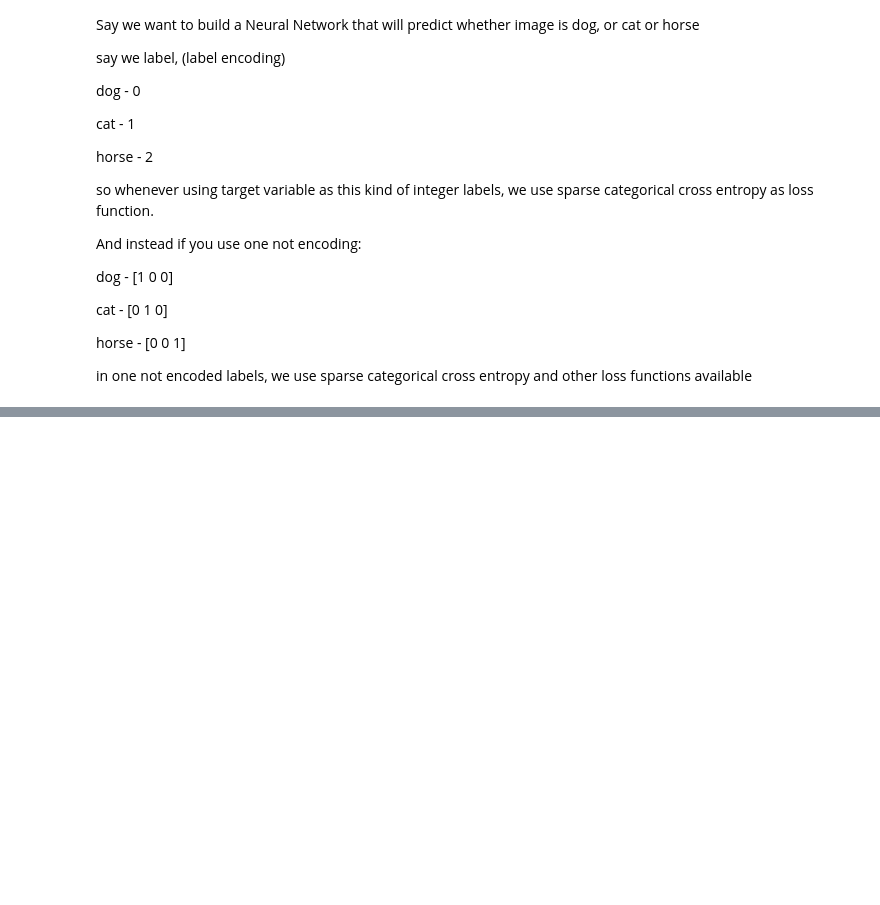
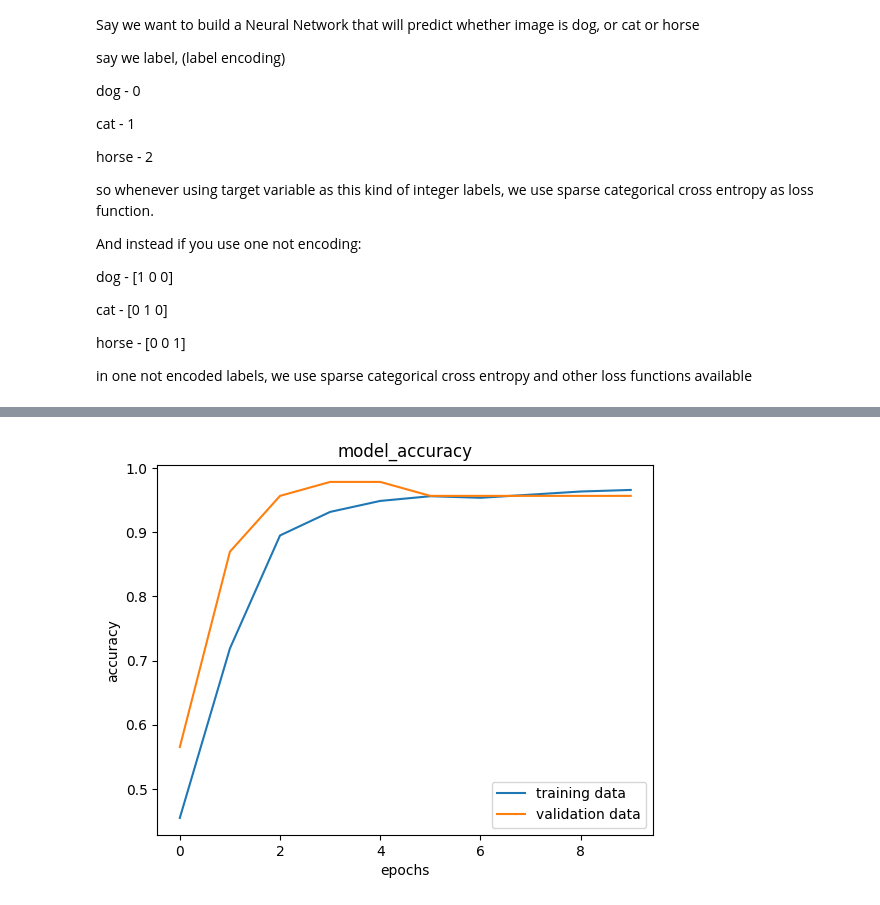
Before and after one commit to devarshh08/Breast-Cancer-Classification, a Jupyter notebook: Breast-Cancer-Classification.ipynb, the cells around one changed output, grey strips where cells are left out. Drawn from its saved outputs; the diff is of its cells as text; code cells hidden in the pictures; blank space fills up the shorter version.

Commit message:
Completed training a basic NN, applied loss function and trained for 10 epochs

```diff
--- a/Breast-Cancer-Classification.ipynb
+++ b/Breast-Cancer-Classification.ipynb
@@ -234,7 +236,7 @@ in one not encoded labels, we use sparse categorical cross entropy and other los
 # %%
 #training the neural network
 
-history = model.fit(X_train, Y_train, validation_split=0.1, epochs=10)  #X_train is features and Y_train is labels
+history = model.fit(X_train_std, Y_train, validation_split=0.1, epochs=10)  #X_train is features and Y_train is labels
                                                                         #validation is like the train test we are doing, it is just like train_test_split
                                                                         #epochs is like how many times your model has to go through the data
 # %% [output]
@@ -260,0 +263,12 @@ Epoch 10/10
+# %%
+plt.plot(history.history['accuracy'])
+plt.plot(history.history['val_accuracy'])
+
+plt.title('model_accuracy')
+plt.ylabel('accuracy')
+plt.xlabel('epochs')
+plt.legend(['training data', 'validation data'], loc=4) #can also use loc = 'lower right'
+
+plt.show()
+# %% [output]
+[figure, added]
```
Also changed, not shown: parts of 2 cells of this notebook.
